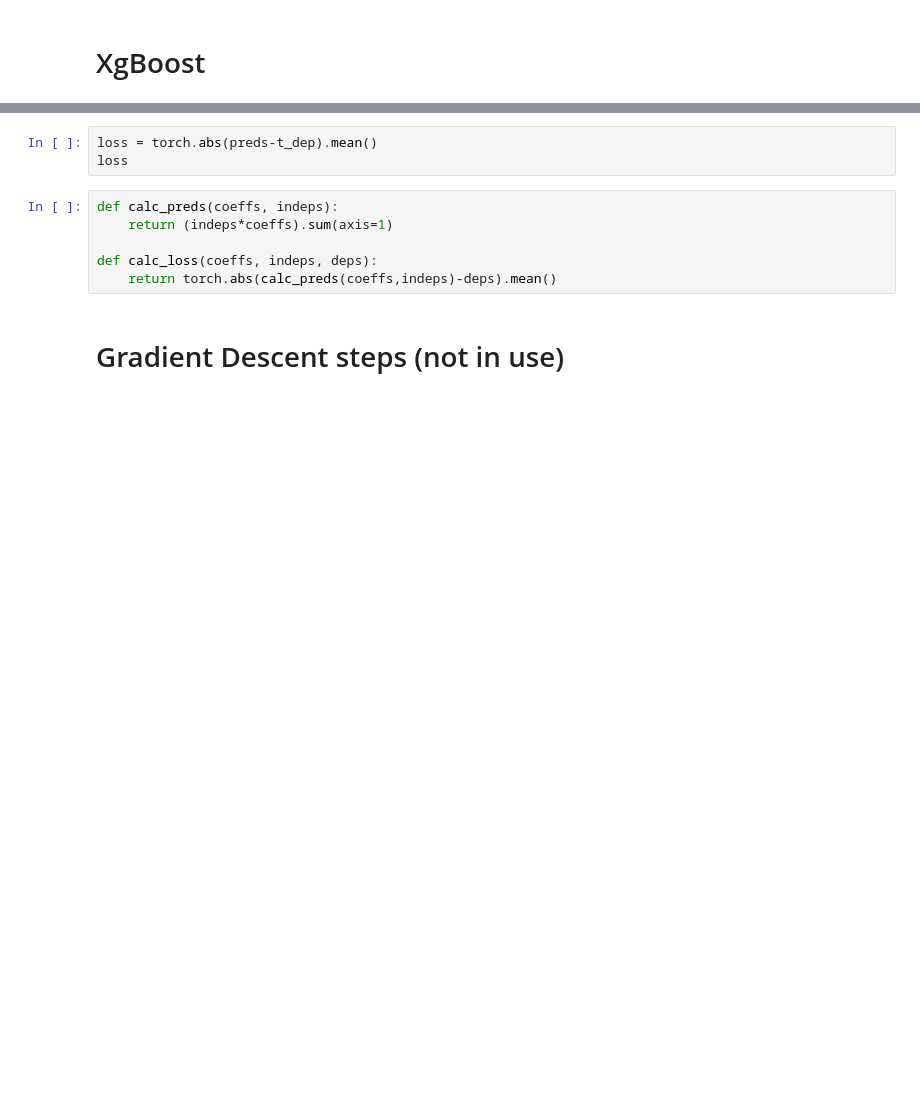
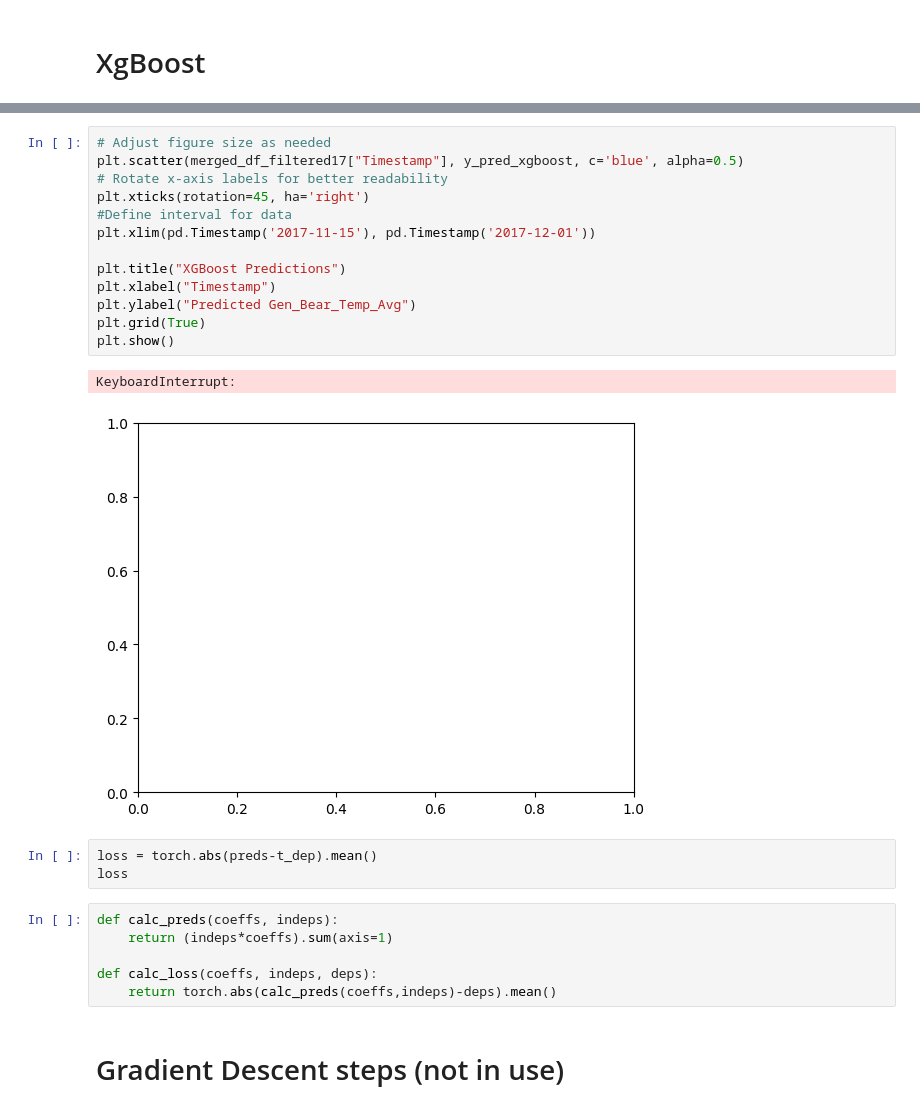
Before and after one commit to Markustho/DAT255-group12, a Jupyter notebook: src/models/Kaggle_notebook.ipynb, the cells around one changed output, grey strips where cells are left out. Saved outputs shown, nothing was run; the diff lists cells and outputs as text; blank space fills up the shorter version.

```diff
--- a/src/models/Kaggle_notebook.ipynb
+++ b/src/models/Kaggle_notebook.ipynb
@@ -357,3 +497,19 @@ Mean Squared Error: 0.50
+# %%
+# Adjust figure size as needed
+plt.scatter(merged_df_filtered17["Timestamp"], y_pred_xgboost, c='blue', alpha=0.5)
+# Rotate x-axis labels for better readability
+plt.xticks(rotation=45, ha='right')
+#Define interval for data
+plt.xlim(pd.Timestamp('2017-11-15'), pd.Timestamp('2017-12-01'))
+
+plt.title("XGBoost Predictions")
+plt.xlabel("Timestamp")
+plt.ylabel("Predicted Gen_Bear_Temp_Avg")
+plt.grid(True)
+plt.show()
+# %% [output]
+KeyboardInterrupt:
+[figure, added]
 # %%
 loss = torch.abs(preds-t_dep).mean()
 loss
```
Also changed, not shown: parts of 45 cells of this notebook, 1 other file.
